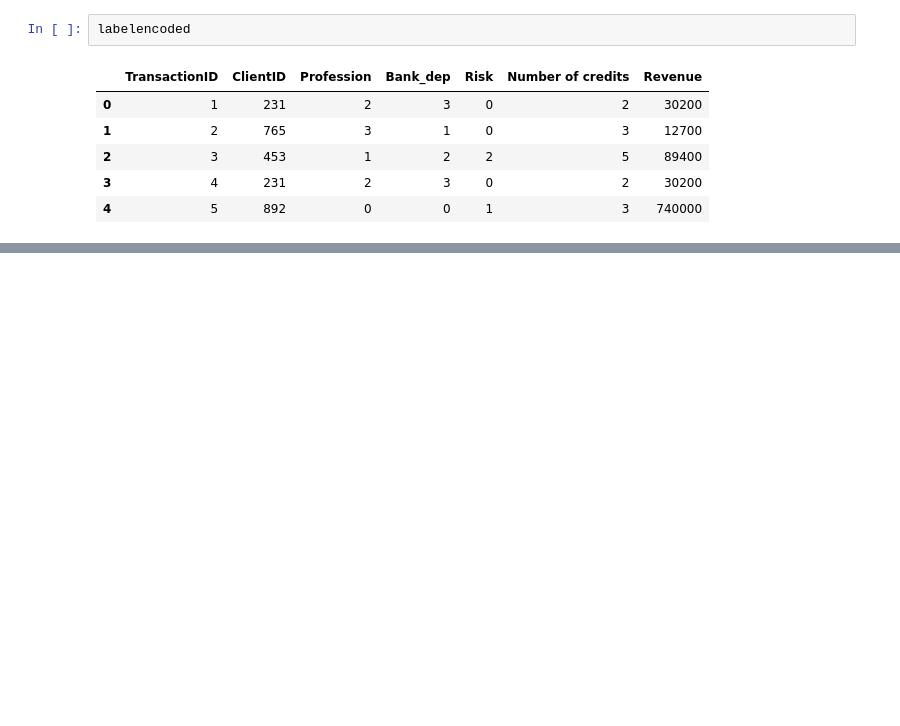
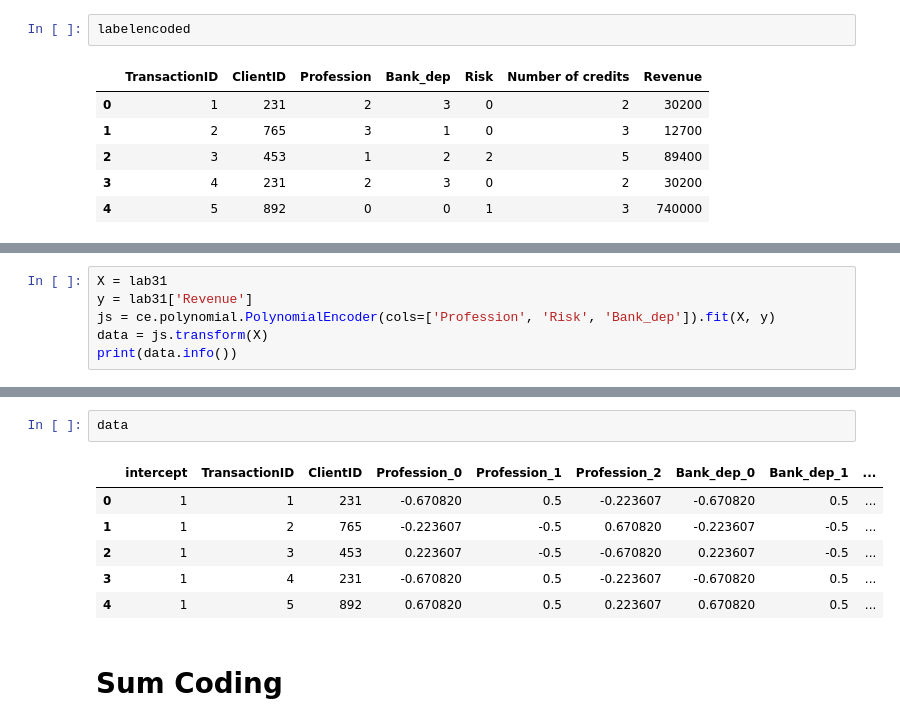
Before and after one commit to SarahL-Ironhack/IronSarah, a Jupyter notebook: labs/module 1/lab31/lab31.ipynb, the cells around one changed output, grey strips where cells are left out. Saved outputs shown, nothing was run; the diff lists cells and outputs as text; blank space fills up the shorter version.

```diff
--- a/labs/module 1/lab31/lab31.ipynb
+++ b/labs/module 1/lab31/lab31.ipynb
@@ -133,0 +429,6 @@ ValueError: Must train encoder before it can be used to transform data.
+# %%
+X = lab31
+y = lab31['Revenue']
+js = ce.polynomial.PolynomialEncoder(cols=['Profession', 'Risk', 'Bank_dep']).fit(X, y)
+data = js.transform(X)
+print(data.info())
@@ -133,0 +453,11 @@ ValueError: Must train encoder before it can be used to transform data.
+# %%
+data
+# %% [output]
+|  | intercept | TransactionID | ClientID | Profession_0 | Profession_1 | Profession_2 | Bank_dep_0 | Bank_dep_1 | ... |
+| 0 | 1 | 1 | 231 | -0.670820 | 0.5 | -0.223607 | -0.670820 | 0.5 | ... |
+| 1 | 1 | 2 | 765 | -0.223607 | -0.5 | 0.670820 | -0.223607 | -0.5 | ... |
+| 2 | 1 | 3 | 453 | 0.223607 | -0.5 | -0.670820 | 0.223607 | -0.5 | ... |
+| 3 | 1 | 4 | 231 | -0.670820 | 0.5 | -0.223607 | -0.670820 | 0.5 | ... |
+| 4 | 1 | 5 | 892 | 0.670820 | 0.5 | 0.223607 | 0.670820 | 0.5 | ... |
+# %% [markdown]
+# Sum Coding
```
Also changed, not shown: parts of 61 cells of this notebook.
